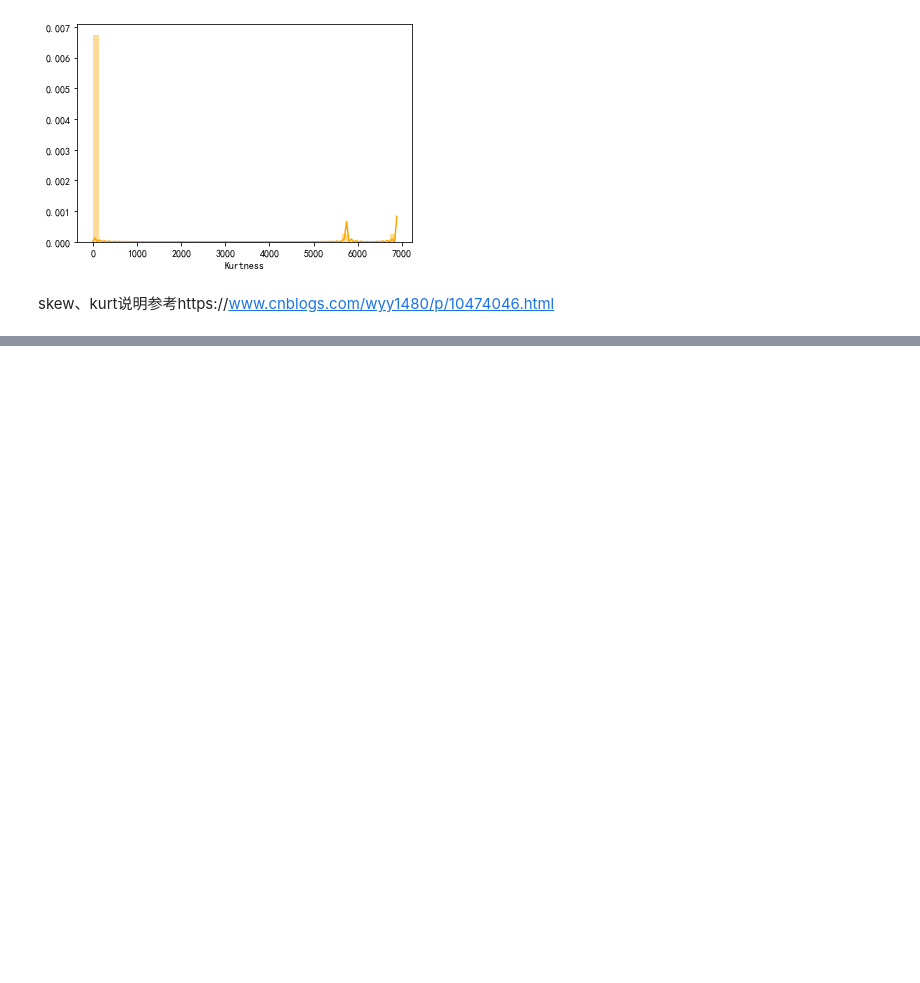
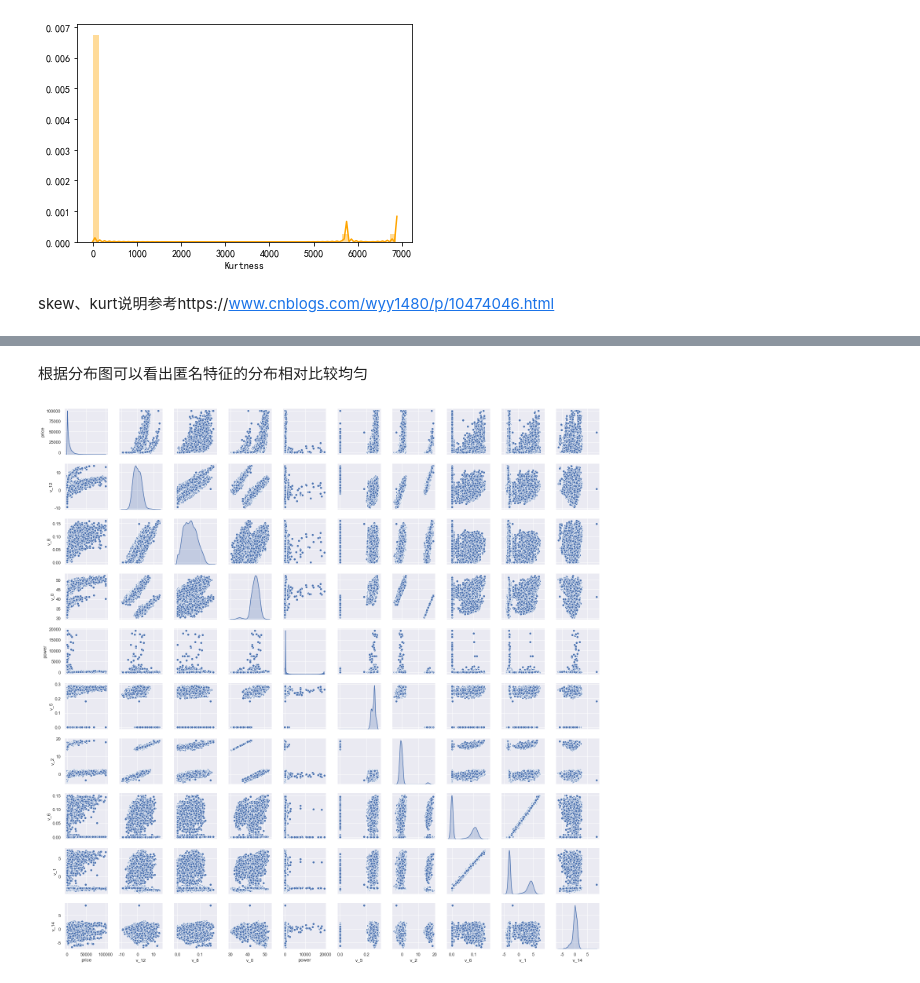
Before and after one commit to isidore-wong/Hayes-MachineLearning, a Jupyter notebook: code/03_Projects/03_Used car Transaction price Prediction/T2_DataProcessing.ipynb, the cells around one changed output, grey strips where cells are left out. Saved outputs shown, nothing was run; the diff lists cells and outputs as text; code cells hidden in the pictures; blank space fills up the shorter version.

```diff
--- a/code/03_Projects/03_Used car Transaction price Prediction/T2_DataProcessing.ipynb
+++ b/code/03_Projects/03_Used car Transaction price Prediction/T2_DataProcessing.ipynb
@@ -337,0 +458,10 @@ skew、kurt说明参考https://www.cnblogs.com/wyy1480/p/10474046.html
+# %% [markdown]
+根据分布图可以看出匿名特征的分布相对比较均匀
+# %%
+# 数值型特征相互之间的关系可视化
+sns.set()
+columns = ['price', 'v_12', 'v_8' , 'v_0', 'power', 'v_5',  'v_2', 'v_6', 'v_1', 'v_14']
+sns.pairplot(train_data[columns], size=2, kind='scatter', diag_kind='kde')
+plt.show()
+# %% [output]
+[figure, added]
```
Also changed, not shown: parts of 12 cells of this notebook.
